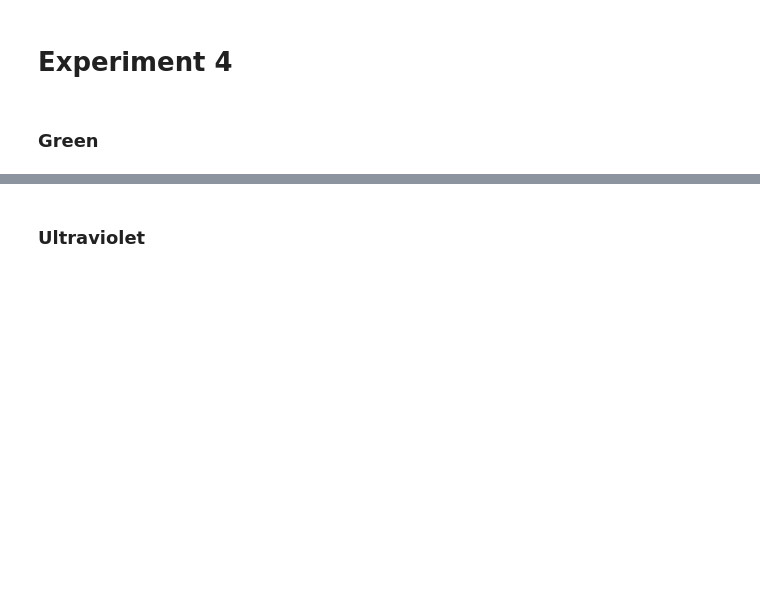
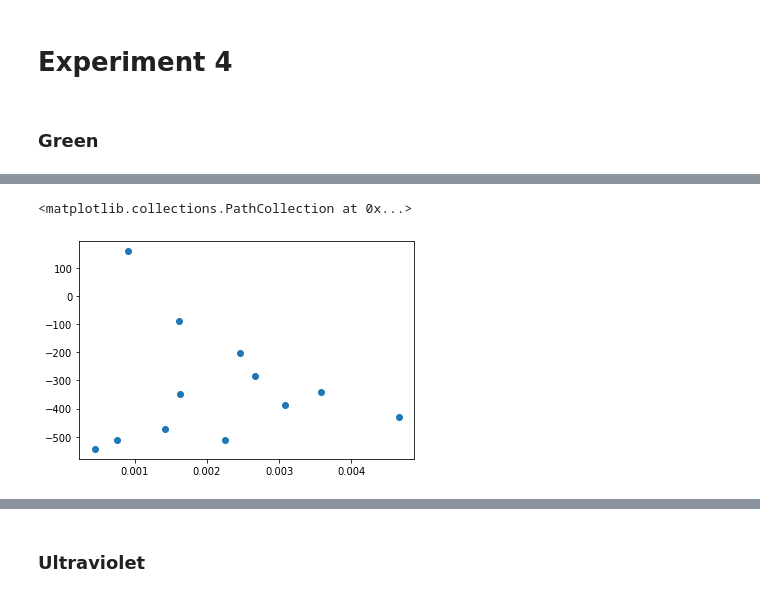
Before and after one commit to AyushmaanAggarwal/Physics-5CL, a Jupyter notebook: Lab 04/In Lab Calculations.ipynb, the cells around one changed output, grey strips where cells are left out. Cells and saved outputs as stored; diff of their text form; code cells hidden in the pictures; blank space fills up the shorter version.

```diff
--- a/Lab 04/In Lab Calculations.ipynb
+++ b/Lab 04/In Lab Calculations.ipynb
@@ -201,2 +219,7 @@ array([-9.17843509e-07,  4.85892139e-04,  1.41466373e+00,  4.78461761e+02])
+# %%
+plt.scatter(slopes2, pos_slope2)
+# %% [output]
+<matplotlib.collections.PathCollection at 0x...>
+[figure, added]
 # %%
 const = np.polyfit(Voltage, Current, 3)
```
Also changed, not shown: parts of 10 cells of this notebook, 2 other files.
